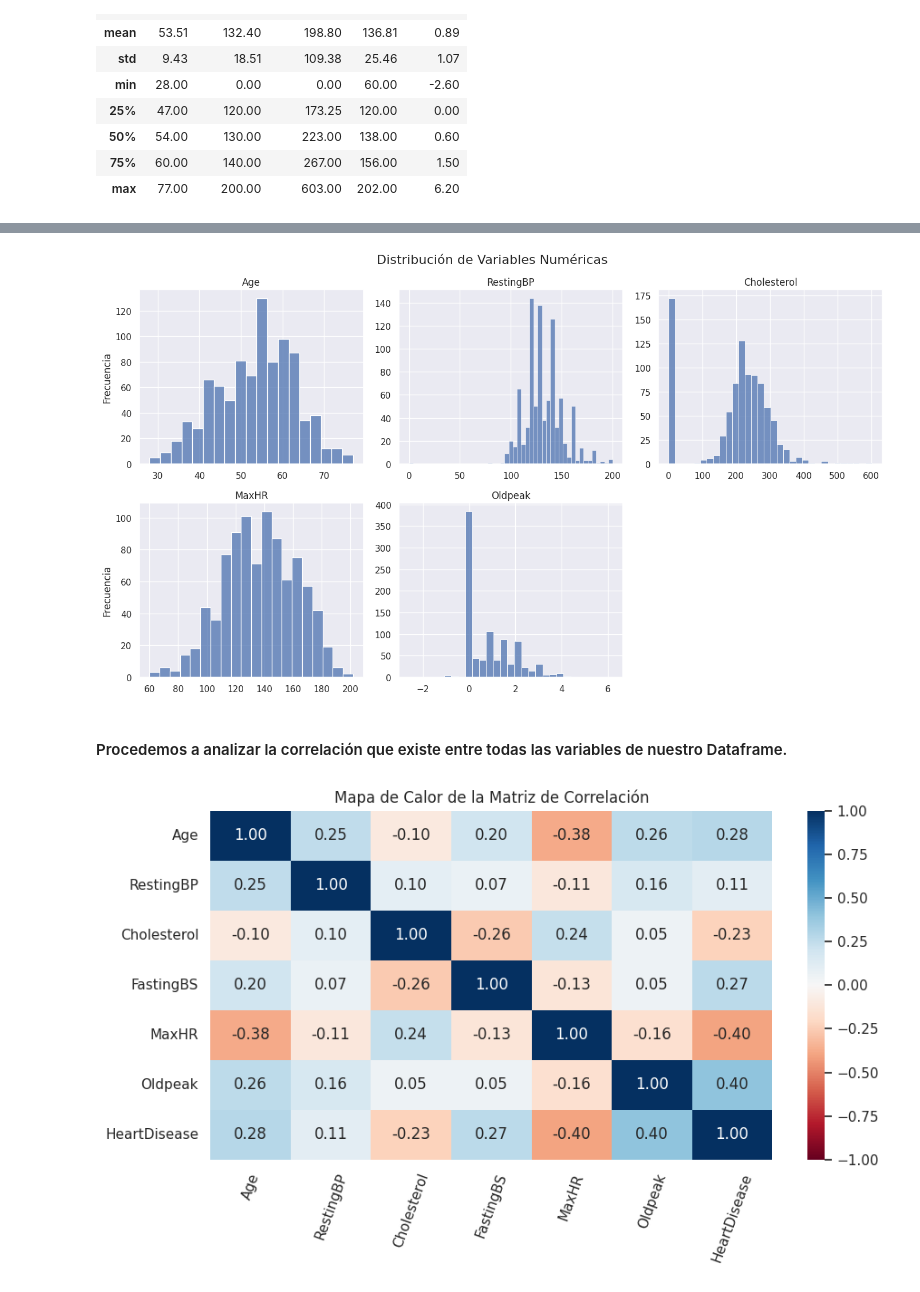
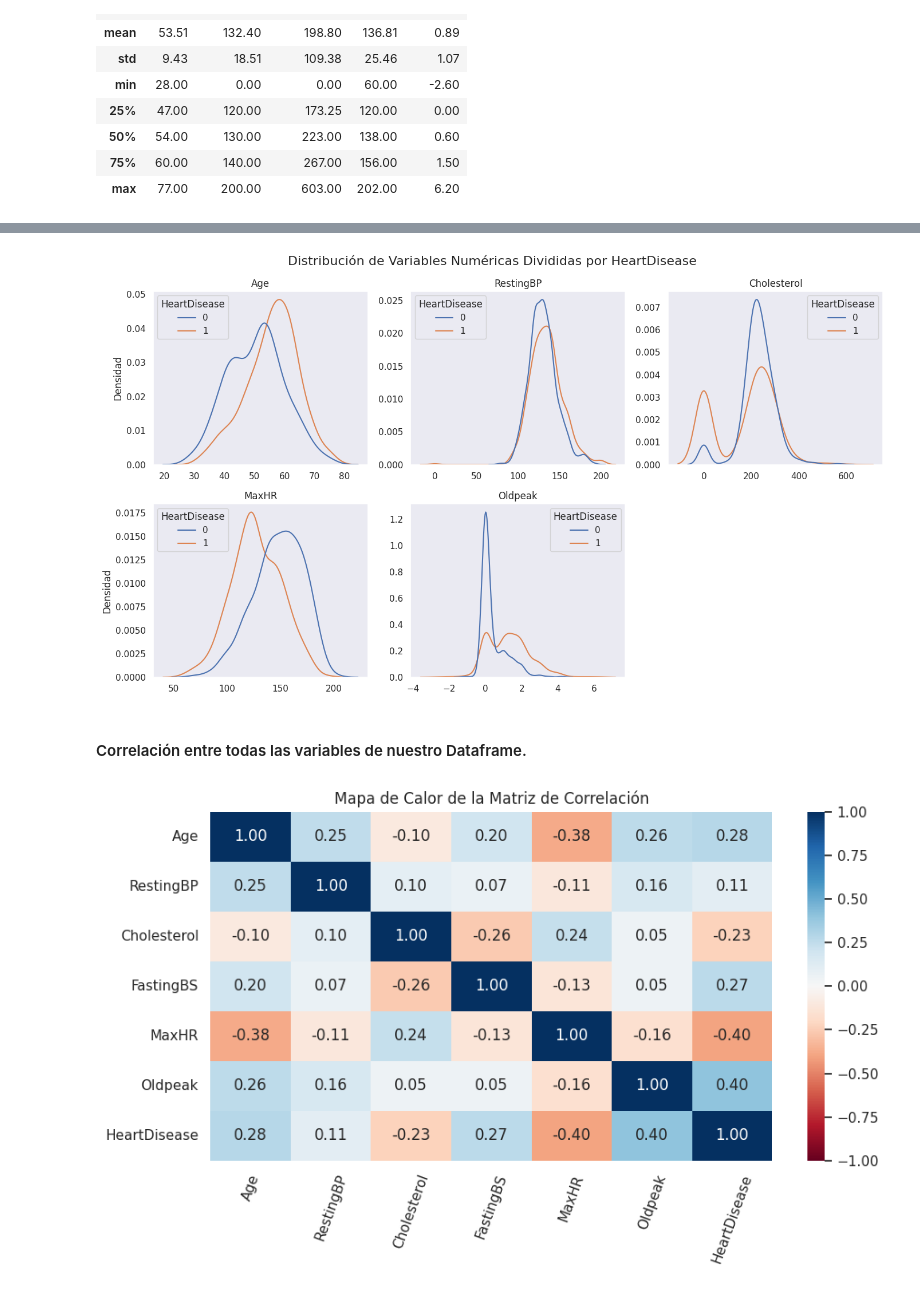
Before and after one commit to josemal98/Proyecto_ML_BEDU, a Jupyter notebook: Notebooks/josecarlos.ipynb, the cells around one changed output, grey strips where cells are left out. Cells and saved outputs as stored; diff of their text form; code cells hidden in the pictures.

```diff
--- a/Notebooks/josecarlos.ipynb
+++ b/Notebooks/josecarlos.ipynb
@@ -75,7 +85,7 @@ dtype: int64
 # %%
 
 # Configura el estilo de Seaborn
-sns.set(style="whitegrid")
+sns.set(style="white")
 
 # Calcula la cantidad de valores faltantes en cada variable
 missing_values = df.isna().sum()
@@ -100,0 +109,16 @@ Evaluamos que tan balanceadas están las distintas categorías en cada una de nu
+# %%
+# Configura el estilo de Seaborn
+sns.set(style="dark")
+
+# Crea la figura para la gráfica de barras de 'HeartDisease'
+plt.figure(figsize=(6, 6))
+
+# Grafica la gráfica de barras de 'HeartDisease'
+sns.countplot(data=df, x="HeartDisease")
+plt.xlabel('Heart Disease')
+plt.ylabel('Conteo')
+plt.xticks([0, 1], ['0', '1'])
+plt.title('Conteo de Heart Disease')
+
+# Mostrar la figura
+plt.show()
@@ -196,42 +232,41 @@ plt.show()
 # %%
 
-# Configura el estilo de Seaborn en "darkgrid"
-sns.set(style="darkgrid")
-
-# Crea una figura con múltiples subplots para los histogramas
-fig, axes = plt.subplots(nrows=2, ncols=3, figsize=(14, 8))
+# Configurar la figura y los subplots
+num_rows = 2
+num_cols = 3
+fig, axes = plt.subplots(num_rows, num_cols, figsize=(14, 8))
 fig.subplots_adjust(wspace=0.5)  # Ajusta el espacio entre subplots
 
-# Asegúrate de que 'axes' sea una matriz 2D
+# Asegurarse de que 'axes' sea una matriz 2D
 axes = axes.reshape(-1)
 
-# Itera a través de las columnas numéricas y crea los histogramas
+# Iterar a través de las columnas numéricas y crear gráficos de densidad (KDE) divididos por HeartDisease
 for i, column in enumerate(numerical_columns):
-    sns.histplot(data=df, x=column, ax=axes[i], kde=False)  # Crear histograma sin KDE
+    sns.kdeplot(data=df, x=column, hue='HeartDisease', ax=axes[i], common_norm=False)
     axes[i].set_title(column)
     axes[i].set_xlabel('')
+    axes[i].set_ylabel('Densidad')
 
-    # Cambia el ylabel solo en las dos gráficas del extremo izquierdo a "Frecuencia"
-    if i in [0, 3]:
-        axes[i].set_ylabel('Frecuencia')
-    else:
-        axes[i].set_ylabel('')  # Elimina el ylabel de las demás gráficas
-
-# Elimina la subgráfica vacía correspondiente a la variable FastingBS
+# Eliminar la subgráfica vacía correspondiente a la variable FastingBS
 fig.delaxes(axes[-1])
 
-# Agrega un título general a la figura
-fig.suptitle('Distribución de Variables Numéricas', fontsize=16)
+# Eliminamos los ylabels
+axes[1].set_ylabel('')
+axes[2].set_ylabel('')
+axes[4].set_ylabel('')
 
-# Ajusta el espaciado entre subplots
+# Agregar un título general a la figura
+fig.suptitle('Distribución de Variables Numéricas Divididas por HeartDisease', fontsize=16)
+
+# Ajustar el espaciado entre subplots
 plt.tight_layout()
 
 # Mostrar la figura
 plt.show()
 # %% [output]
-[figure, old version]
+[figure, new version]
 # %% [markdown]
-#### Procedemos a analizar la correlación que existe entre todas las variables de nuestro Dataframe.
+#### Correlación entre todas las variables de nuestro Dataframe.
 # %%
 # Calcula la matriz de correlación
 correlation_matrix = df.corr()
```
Also changed, not shown: parts of 23 cells of this notebook.
